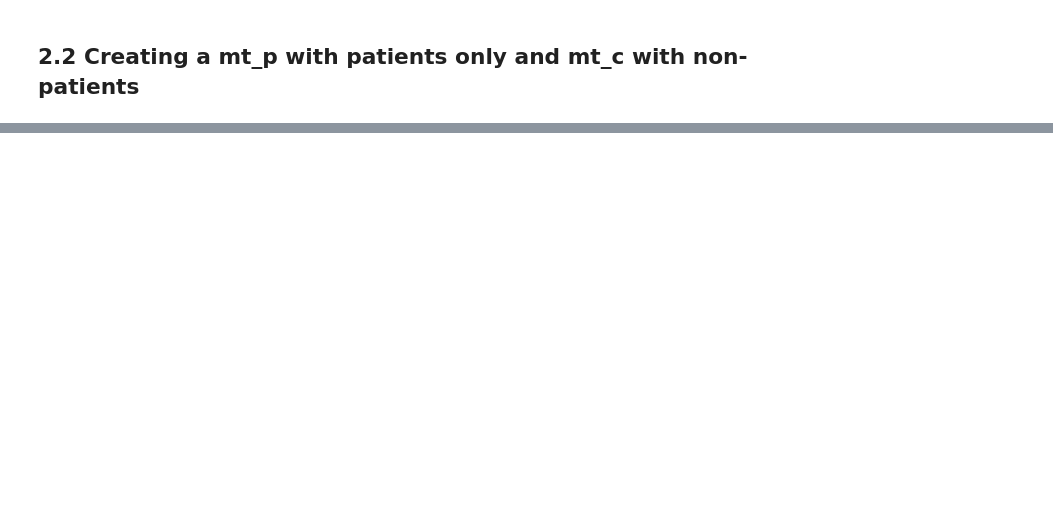
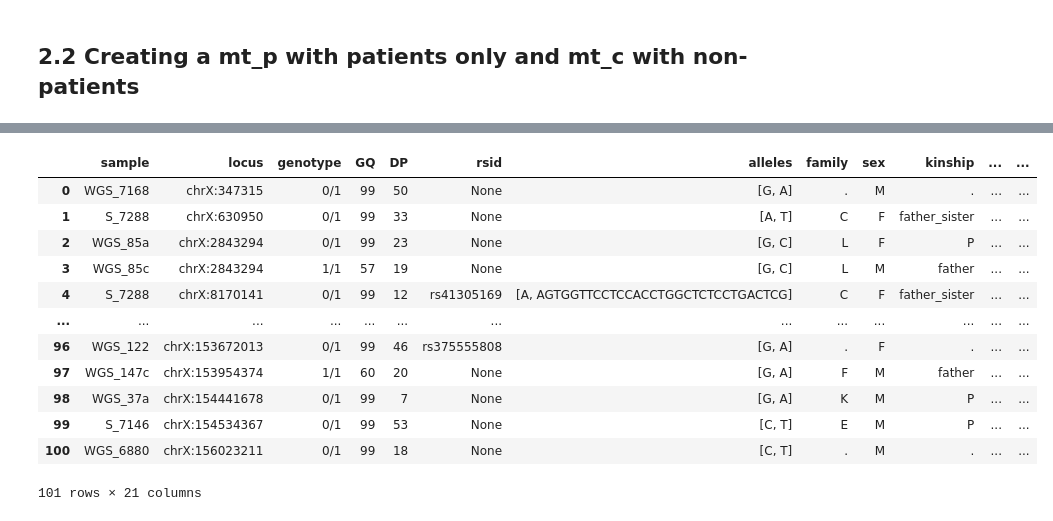
Before and after one commit to ippas/imdik-zekanowski-gts, a Jupyter notebook: imdik-zekanowski-gts.ipynb, the cells around one changed output, grey strips where cells are left out. Cells and saved outputs as stored; diff of their text form; code cells hidden in the pictures; blank space fills up the shorter version.

```diff
--- a/imdik-zekanowski-gts.ipynb
+++ b/imdik-zekanowski-gts.ipynb
@@ -714,0 +472,2 @@ first I need to change disease to bool... transmute?
+# %%
+mt_p_X = mt_p_X.anti_join_rows(mt_c_X.rows())
@@ -714,0 +496,17 @@ first I need to change disease to bool... transmute?
+# %%
+p = mt_p_X.filter_cols(hl.agg.any(mt_p_X.GT.is_non_ref()))
+summary = dict()
+fields = [p.s, p.locus, p.GT, p.GQ, p.DP, p.rsid, p.alleles, p.phenotypes.family, p.phenotypes.sex, p.phenotypes.kinship,
+          p.phenotypes.add_pheno, p.phenotypes.heavy_tics , p.info.ISEQ_GNOMAD_GENOMES_V3_AF_nfe,
+          p.info.ISEQ_GENES_NAMES, p.info.ISEQ_CLINVAR_ALLELE_ID, p.info.ISEQ_CLINVAR_DISEASES,
+          p.info.ISEQ_HPO_INHERITANCE, p.info.ISEQ_HPO_PHENOTYPES, p.info.ISEQ_HPO_DISEASES,
+          p.info.ISEQ_AGGREGATED_CLINVAR_SIGNIFICANCE, p.info.ANN]
+field_names = ['sample', 'locus', 'genotype', 'GQ', 'DP',
+               'rsid', 'alleles', 'family', 'sex', 'kinship', 'additional_pheno', 'heavy_tics',
+               'GNOMAD_V3_AF_non_finn_eur', 'Gene', 'CLINVAR_ALLELE_ID', 'CLINVAR_DISEASES', 'HPO_INHERITANCE',
+               'HPO_PHENOTYPES', 'HPO_DISEASES',
+               'AGGREGATED_CLINVAR_SIGNIFICANCE', 'SnpEff']
+# %%
+for each, each_name in zip(fields, field_names):
+    key = each_name
+    summary[key] = p.aggregate_entries(hl.agg.filter(p.GT.is_non_ref(), hl.agg.collect(each)))
@@ -714,0 +531,18 @@ first I need to change disease to bool... transmute?
+# %%
+vars_df = pd.DataFrame(summary)
+# %%
+vars_df
+# %% [output]
+|  | sample | locus | genotype | GQ | DP | rsid | alleles | family | sex | kinship | ... | ... |
+| 0 | WGS_7168 | chrX:347315 | 0/1 | 99 | 50 | None | [G, A] | . | M | . | ... | ... |
+| 1 | S_7288 | chrX:630950 | 0/1 | 99 | 33 | None | [A, T] | C | F | father_sister | ... | ... |
+| 2 | WGS_85a | chrX:2843294 | 0/1 | 99 | 23 | None | [G, C] | L | F | P | ... | ... |
+| 3 | WGS_85c | chrX:2843294 | 1/1 | 57 | 19 | None | [G, C] | L | M | father | ... | ... |
+| 4 | S_7288 | chrX:8170141 | 0/1 | 99 | 12 | rs41305169 | [A, AGTGGTTCCTCCACCTGGCTCTCCTGACTCG] | C | F | father_sister | ... | ... |
+| ... | ... | ... | ... | ... | ... | ... | ... | ... | ... | ... | ... | ... |
+| 96 | WGS_122 | chrX:153672013 | 0/1 | 99 | 46 | rs375555808 | [G, A] | . | F | . | ... | ... |
+| 97 | WGS_147c | chrX:153954374 | 1/1 | 60 | 20 | None | [G, A] | F | M | father | ... | ... |
+| 98 | WGS_37a | chrX:154441678 | 0/1 | 99 | 7 | None | [G, A] | K | M | P | ... | ... |
+| 99 | S_7146 | chrX:154534367 | 0/1 | 99 | 53 | None | [C, T] | E | M | P | ... | ... |
+| 100 | WGS_6880 | chrX:156023211 | 0/1 | 99 | 18 | None | [C, T] | . | M | . | ... | ... |
+101 rows × 21 columns
```
Also changed, not shown: parts of 143 cells of this notebook, 2 other files.
